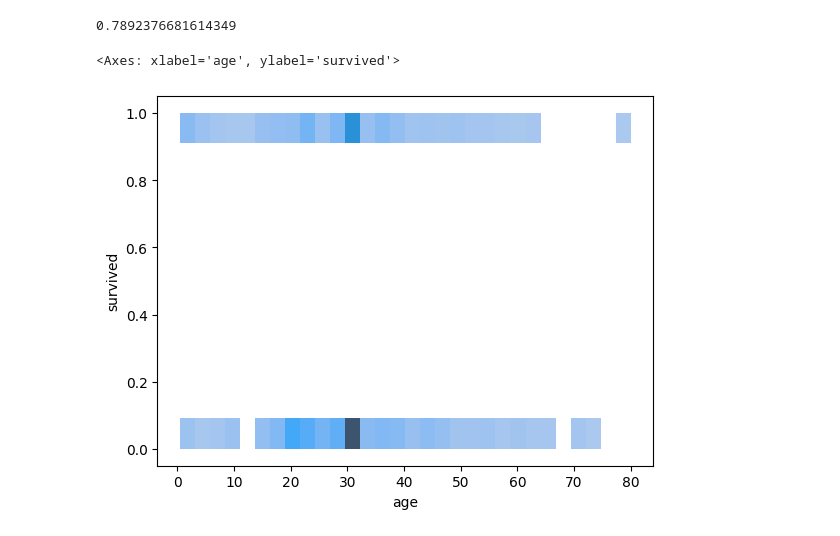
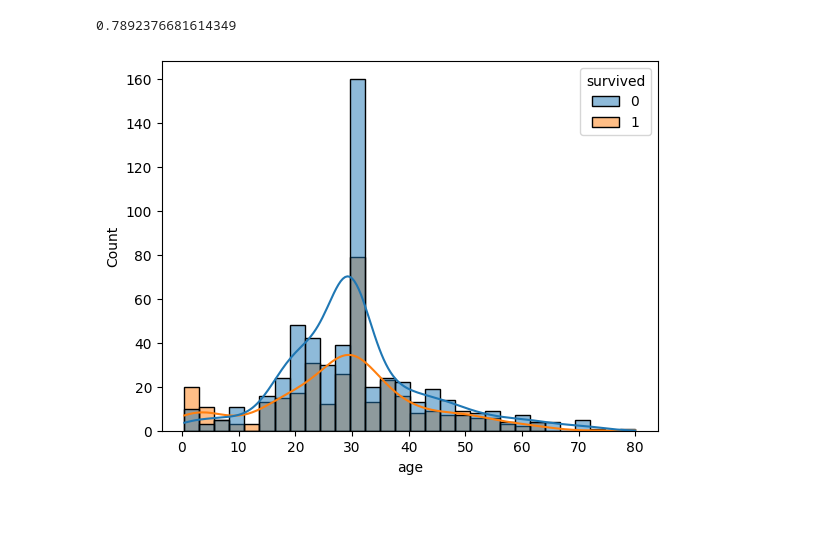
Before and after one commit to PIYAS79/Machine_Learning, a Jupyter notebook: Naive Bayes Classifier/ Naive Bayes Classifier.ipynb, the cells around one changed output. Saved outputs shown, nothing was run; the diff lists cells and outputs as text; code cells hidden in the pictures.

```diff
--- a/Naive Bayes Classifier/ Naive Bayes Classifier.ipynb
+++ b/Naive Bayes Classifier/ Naive Bayes Classifier.ipynb
@@ -144,7 +144,7 @@ model.score(X_test,y_test)
 # %% [output]
 0.7892376681614349
 # %%
-sb.histplot(data=myDF,x="age",y="survived",kde=True)
+sb.histplot(data=myDF,x="age",hue="survived",kde=True)
+mat.show()
 # %% [output]
-<Axes: xlabel='age', ylabel='survived'>
-[figure, old version]
+[figure, new version]
```
Also changed, not shown: 1 other file.
